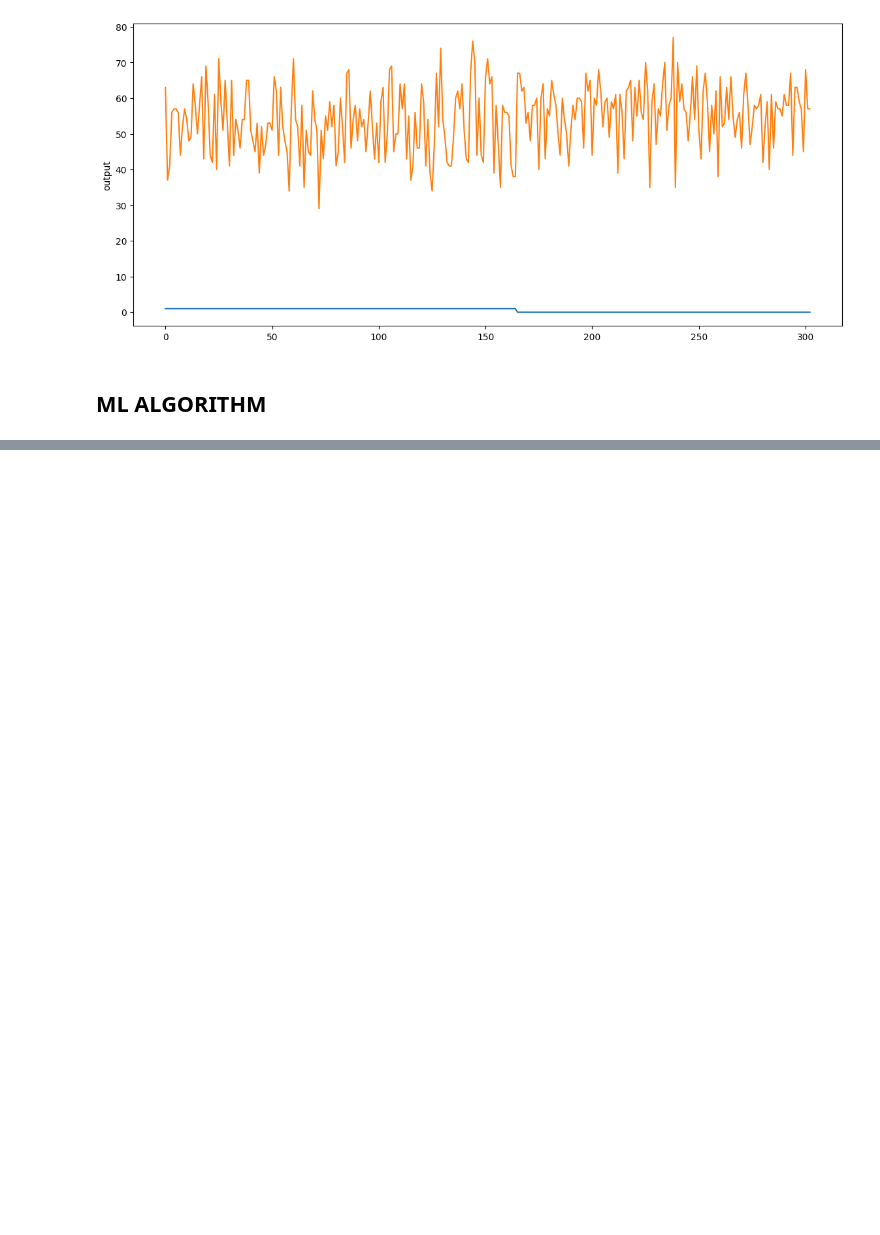
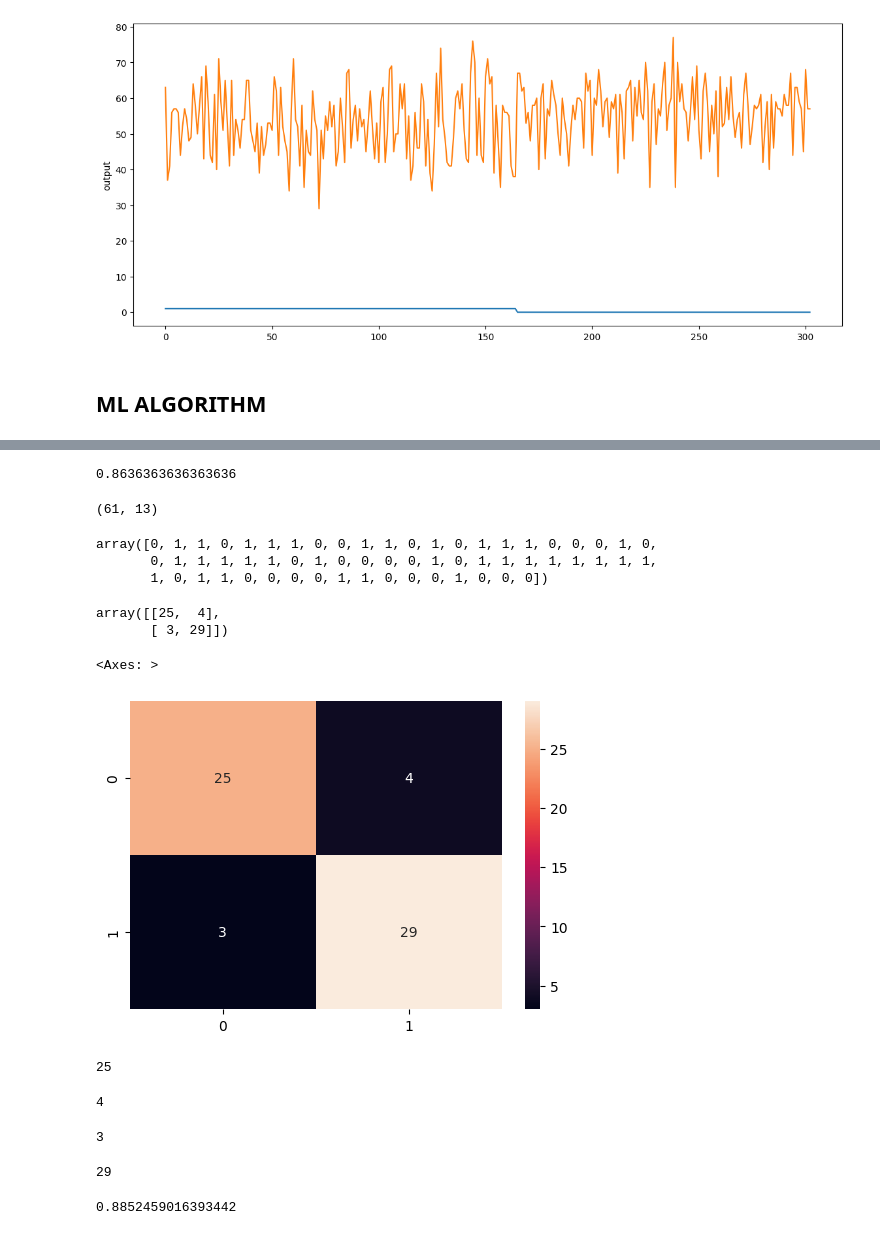
Before and after one commit to Krushna-007/codespaces-jupyter, a Jupyter notebook: notebooks/Heart_disease_prediction.ipynb, the cells around one changed output, grey strips where cells are left out. Saved outputs shown, nothing was run; the diff lists cells and outputs as text; code cells hidden in the pictures; blank space fills up the shorter version.

```diff
--- a/notebooks/Heart_disease_prediction.ipynb
+++ b/notebooks/Heart_disease_prediction.ipynb
@@ -160,5 +160,5 @@ plt.show()
 x=df.drop(['output'], axis=1)
 y=df.output
 # %%
-x_train, x_test, y_train, y_test = train_test_split(x,y, test_size=.2, random_state=42)
+x_train, x_test, y_train, y_test = train_test_split(x,y, test_size=0.2, random_state=42)
 # %%
@@ -165,0 +166,2 @@ lg = LogisticRegression(    )
+# %%
+lg.fit(x_train, y_train)
@@ -165,0 +177,28 @@ lg = LogisticRegression(    )
+# %%
+lg.score(x_train, y_train)
+# %% [output]
+0.8636363636363636
+# %%
+x_test.shape
+# %% [output]
+(61, 13)
+# %%
+pred_lg = lg.predict(x_test)
+# %%
+pred_lg
+# %% [output]
+array([0, 1, 1, 0, 1, 1, 1, 0, 0, 1, 1, 0, 1, 0, 1, 1, 1, 0, 0, 0, 1, 0,
+       0, 1, 1, 1, 1, 1, 0, 1, 0, 0, 0, 0, 1, 0, 1, 1, 1, 1, 1, 1, 1, 1,
+       1, 0, 1, 1, 0, 0, 0, 0, 1, 1, 0, 0, 0, 1, 0, 0, 0])
+# %%
+cm_lg = metrics.confusion_matrix(y_test, pred_lg)
+cm_lg
+# %% [output]
+array([[25,  4],
+       [ 3, 29]])
+# %%
+plt.subplots(figsize=(6,4))
+sns.heatmap(cm_lg, annot=True)
+# %% [output]
+<Axes: >
+[figure, added]
@@ -165,0 +207,16 @@ lg = LogisticRegression(    )
+# %%
+tp
+# %% [output]
+25
+# %%
+fn
+# %% [output]
+4
+# %%
+fp
+# %% [output]
+3
+# %%
+tn
+# %% [output]
+29
@@ -165,0 +225,4 @@ lg = LogisticRegression(    )
+# %%
+accuracy
+# %% [output]
+0.8852459016393442
```
Also changed, not shown: parts of 9 cells of this notebook.
